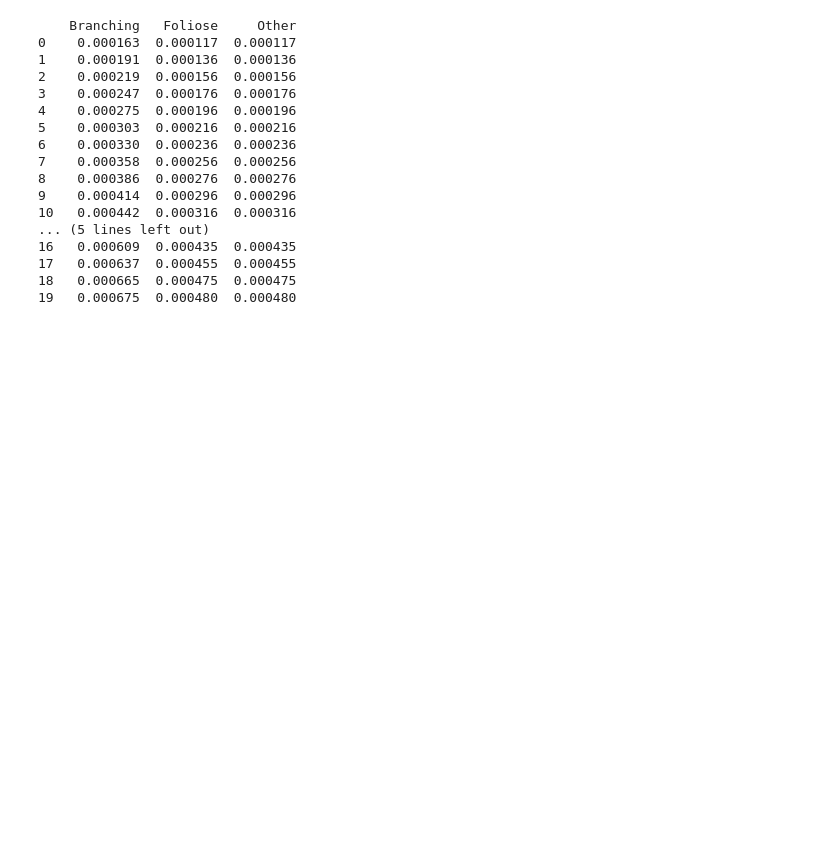
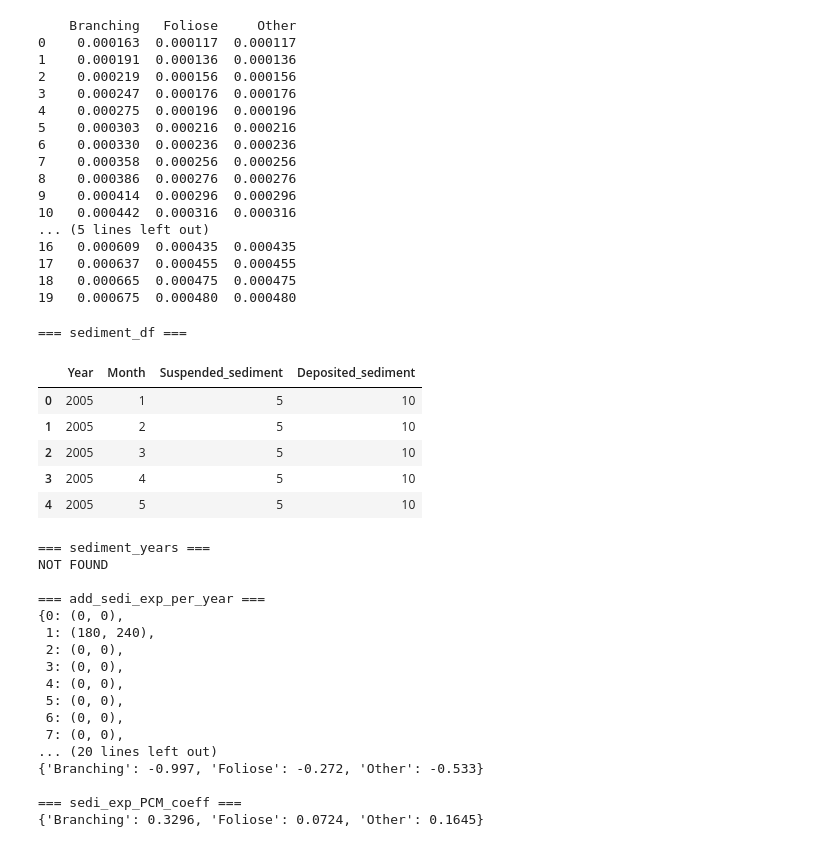
Before and after one commit to katyaov/Coral-Model-Public, a Jupyter notebook: Coral_model.ipynb, the cells around one changed output. Drawn from its saved outputs; the diff is of its cells as text; code cells hidden in the pictures; blank space fills up the shorter version.

```diff
--- a/Coral_model.ipynb
+++ b/Coral_model.ipynb
@@ -992,3 +992,71 @@ print(pcm_rates_ds)
 17   0.000637  0.000455  0.000455
 18   0.000665  0.000475  0.000475
 19   0.000675  0.000480  0.000480
+# %%
+from pprint import pprint
+import pandas as pd
+
+names = [
+    'sediment_df',
+    'sediment_years',
+    'add_sedi_exp_per_year',
+    'suspended',
+    'deposited',
+    'sedi_exp_growth_coeff',
+    'sedi_exp_PCM_coeff'
+]
+
+def _print_var(name):
+    g = globals()
+    print(f"\n=== {name} ===")
+    if name in g:
+        val = g[name]
+        try:
+            if isinstance(val, pd.DataFrame):
+                # show the dataframe (first rows) for readability
+                display(val.head())
+                return
+        except Exception:
+            pass
+        pprint(val)
+    else:
+        print("NOT FOUND")
+
+# If suspended/deposited are not defined but add_sedi_exp_per_year + year range exist, build them
+if 'add_sedi_exp_per_year' in globals() and (('suspended' not in globals()) or ('deposited' not in globals())):
+    if 'year_start' in globals() and 'year_end' in globals():
+        years = list(range(year_start, year_end + 1))
+        model_years = [y - year_start for y in years]
+        suspended = [add_sedi_exp_per_year.get(y, (0, 0))[0] for y in model_years]
+        deposited = [add_sedi_exp_per_year.get(y, (0, 0))[1] for y in model_years]
+        # attach to globals so the subsequent prints find them
+        globals()['suspended'] = suspended
+        globals()['deposited'] = deposited
+
+for n in names:
+    _print_var(n)
+# %% [output]
+=== sediment_df ===
+|  | Year | Month | Suspended_sediment | Deposited_sediment |
+| 0 | 2005 | 1 | 5 | 10 |
+| 1 | 2005 | 2 | 5 | 10 |
+| 2 | 2005 | 3 | 5 | 10 |
+| 3 | 2005 | 4 | 5 | 10 |
+| 4 | 2005 | 5 | 5 | 10 |
+=== sediment_years ===
+NOT FOUND
+
+=== add_sedi_exp_per_year ===
+{0: (0, 0),
+ 1: (180, 240),
+ 2: (0, 0),
+ 3: (0, 0),
+ 4: (0, 0),
+ 5: (0, 0),
+ 6: (0, 0),
+ 7: (0, 0),
+... (20 lines left out)
+{'Branching': -0.997, 'Foliose': -0.272, 'Other': -0.533}
+
+=== sedi_exp_PCM_coeff ===
+{'Branching': 0.3296, 'Foliose': 0.0724, 'Other': 0.1645}
```
Also changed, not shown: parts of 22 cells of this notebook, 27 other files.
